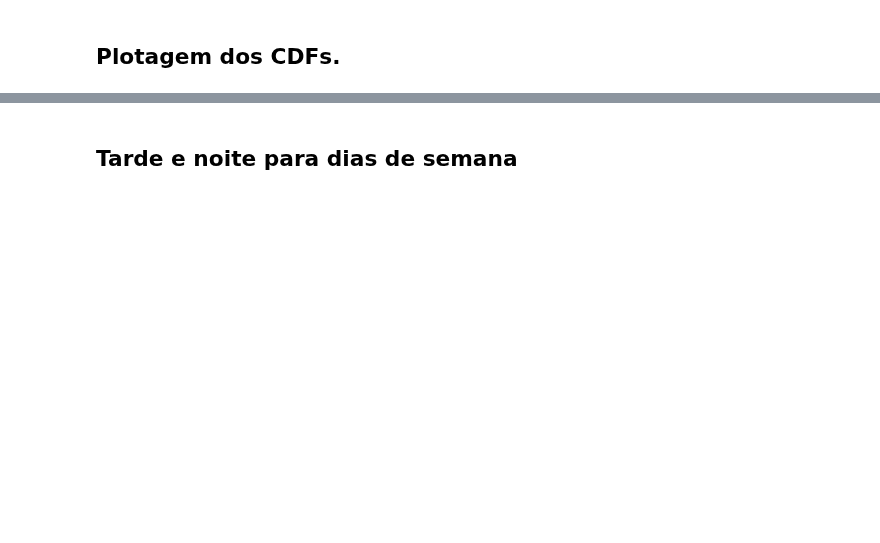
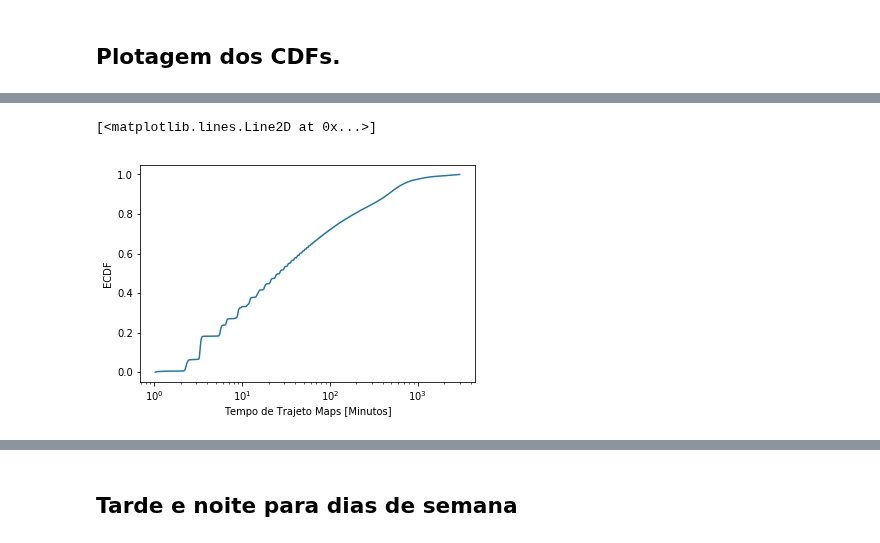
Before and after one commit to netlabufjf/Evo-Scripts, a Jupyter notebook: CDF_Plot_Evo.ipynb, the cells around one changed output, grey strips where cells are left out. Cells and saved outputs as stored; diff of their text form; code cells hidden in the pictures; blank space fills up the shorter version.

```diff
--- a/CDF_Plot_Evo.ipynb
+++ b/CDF_Plot_Evo.ipynb
@@ -109,8 +88,0 @@ dfOccupied['End_time'] = str_to_datetime(dfOccupied['End_time'])
-# %%
-# Fazendo a duração de cada intervalo de ocupação
-diff = []
-for i in range(len(dfOccupied)):
-    diff.append(Hour_Diff(dfOccupied['Start_time'].iloc[i].timestamp(), dfOccupied['End_time'].iloc[i].timestamp()))
-
-diff = pd.DataFrame(diff, columns=['duration'])
-Occupied_Diff = pd.concat([dfOccupied, diff], axis=1)
@@ -169,7 +188,17 @@ plt.plot(x,y)
 # %%
 # CDF Viagens de carros normais
+fig, ax = plt.subplots()
+
+ax.set_ylabel('ECDF')
+ax.set_xlabel('Tempo de Trajeto Maps [Minutos]')
+
+plt.xscale('log')
+
 x, y = cdf(Parked_Diff.sort_values(by='duration'))
 plt.plot(x,y)
+# %% [output]
+[<matplotlib.lines.Line2D at 0x...>]
+[figure, added]
 # %%
 # Lendo dados após fitting
 
```
Also changed, not shown: parts of 19 cells of this notebook.
